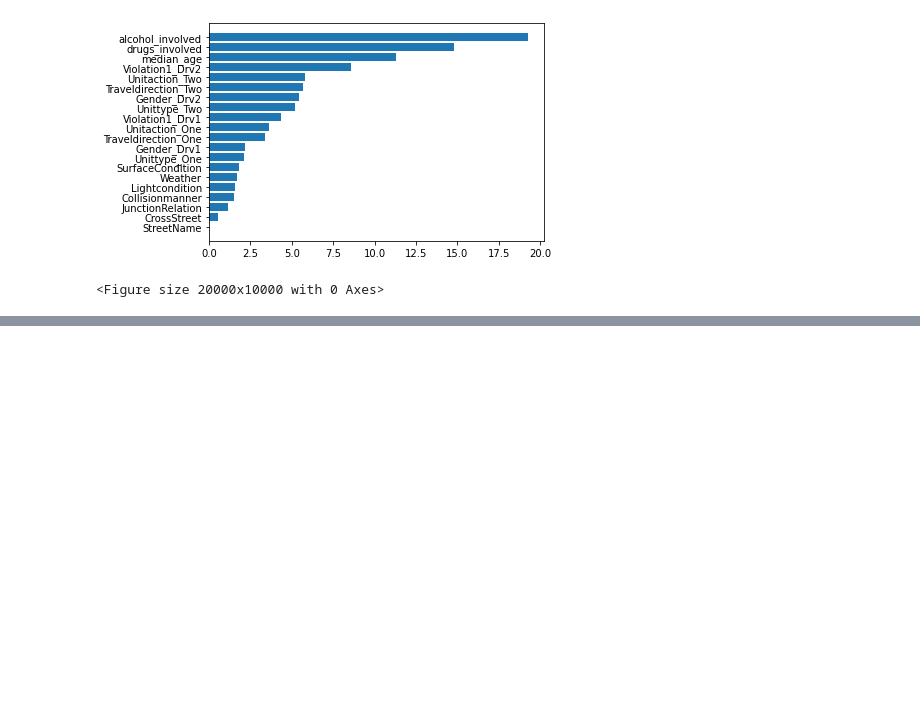
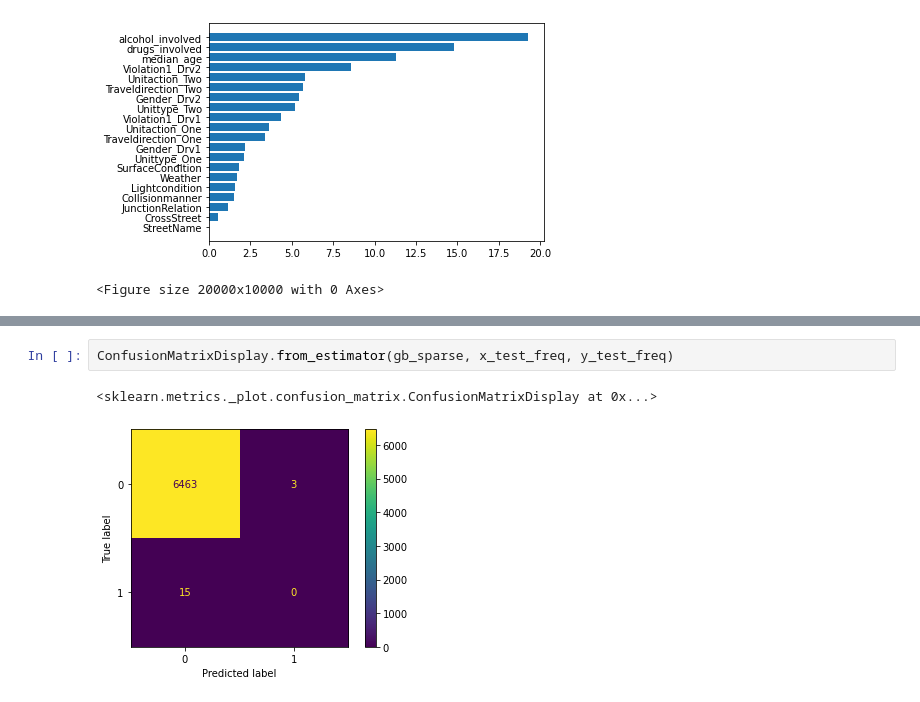
Before and after one commit to noahruiz416/Tempe_Traffic_Classification, a Jupyter notebook: Tempe_Traffic_Prototype_Feature_Engineering_Model_V2.ipynb, the cells around one changed output, grey strips where cells are left out. Drawn from its saved outputs; the diff is of its cells as text; blank space fills up the shorter version.

```diff
--- a/Tempe_Traffic_Prototype_Feature_Engineering_Model_V2.ipynb
+++ b/Tempe_Traffic_Prototype_Feature_Engineering_Model_V2.ipynb
@@ -366,0 +418,5 @@ figure(figsize=(40, 20), dpi=500)
+# %%
+ConfusionMatrixDisplay.from_estimator(gb_sparse, x_test_freq, y_test_freq)
+# %% [output]
+<sklearn.metrics._plot.confusion_matrix.ConfusionMatrixDisplay at 0x...>
+[figure, added]
```
Also changed, not shown: parts of 50 cells of this notebook.
